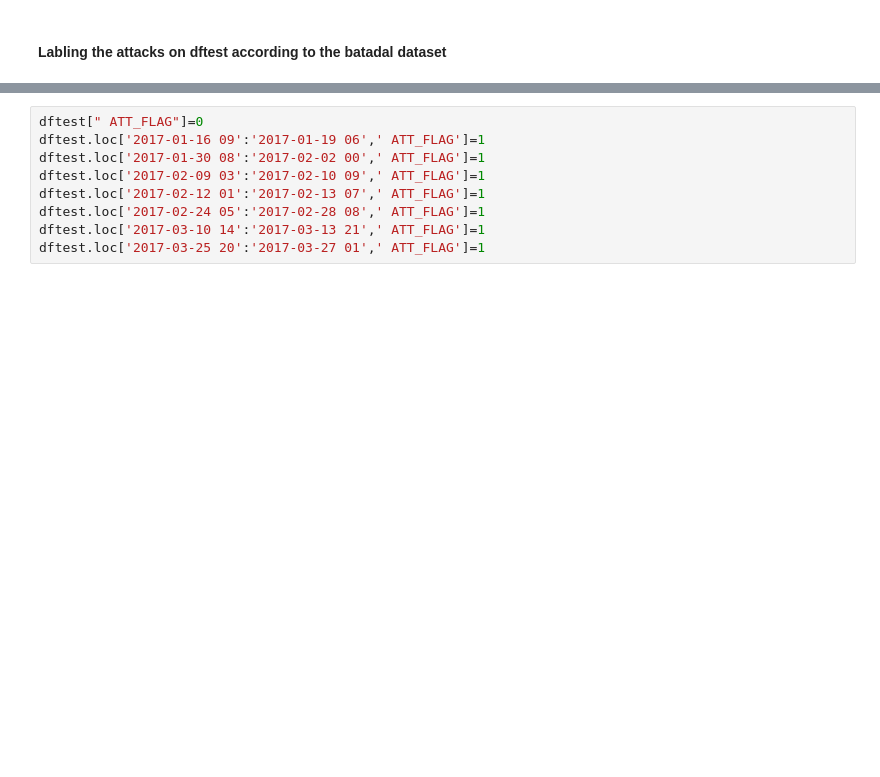
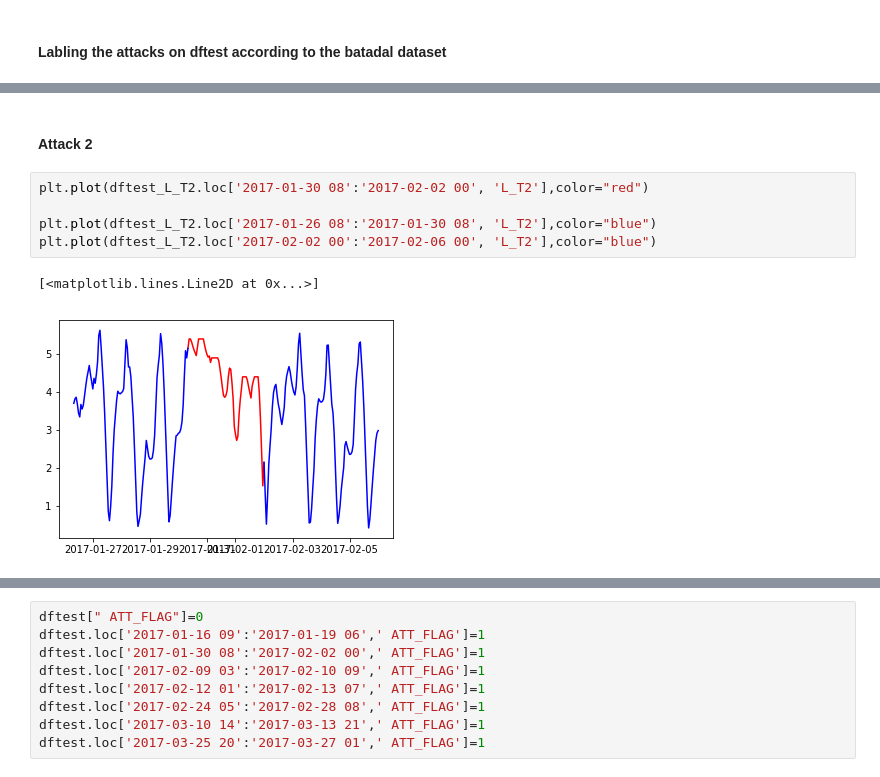
Before and after one commit to chengh42/Cyber-Data-Analytics, a Jupyter notebook: batadal/DiscreteModelTask.ipynb, the cells around one changed output, grey strips where cells are left out. Cells and saved outputs as stored; diff of their text form; blank space fills up the shorter version.

```diff
--- a/batadal/DiscreteModelTask.ipynb
+++ b/batadal/DiscreteModelTask.ipynb
@@ -125,0 +204,10 @@ dftrain2_L_T4.loc['2016-11-26 17':'2016-11-29 04',' ATT_FLAG']=1
+# %% [markdown]
+#### Attack 2
+# %%
+plt.plot(dftest_L_T2.loc['2017-01-30 08':'2017-02-02 00', 'L_T2'],color="red")
+
+plt.plot(dftest_L_T2.loc['2017-01-26 08':'2017-01-30 08', 'L_T2'],color="blue")
+plt.plot(dftest_L_T2.loc['2017-02-02 00':'2017-02-06 00', 'L_T2'],color="blue")
+# %% [output]
+[<matplotlib.lines.Line2D at 0x...>]
+[figure, added]
```
Also changed, not shown: parts of 46 cells of this notebook, 1 other file.
